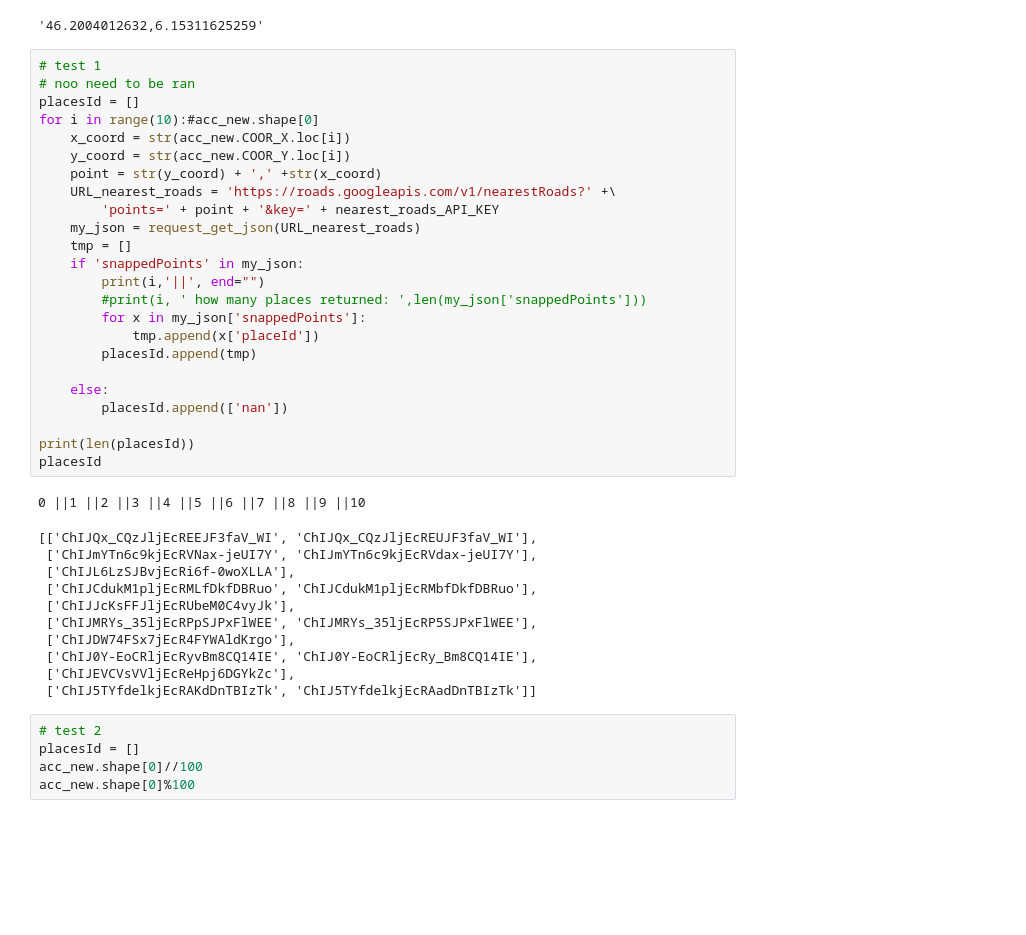
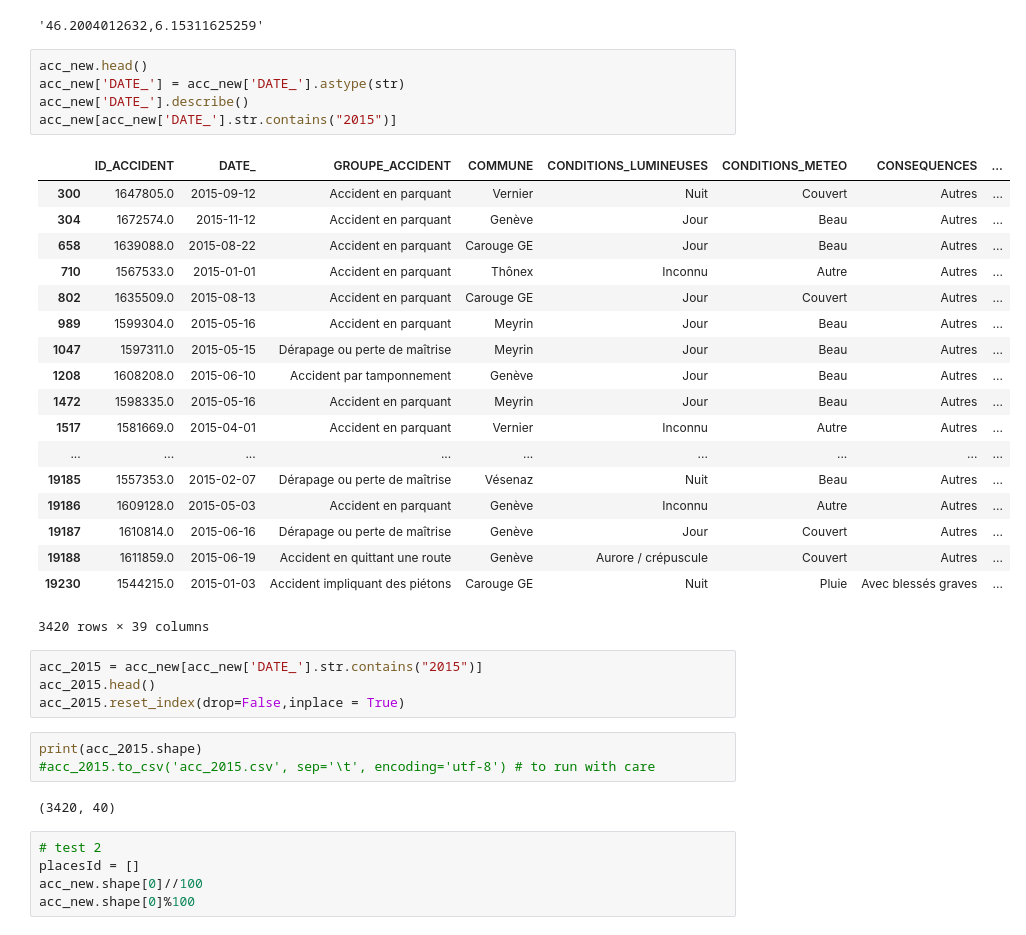
Before and after one commit to LucaZampieri/ADA_homework_LMX, a Jupyter notebook: LMX_Project/LUCA/Geneva_accidents_luca.ipynb, the cells around one changed output. Saved outputs shown, nothing was run; the diff lists cells and outputs as text; blank space fills up the shorter version.

Commit message:
Geneva_accident luca working

```diff
--- a/LMX_Project/LUCA/Geneva_accidents_luca.ipynb
+++ b/LMX_Project/LUCA/Geneva_accidents_luca.ipynb
@@ -542,42 +496,39 @@ point
 6.15311625259
 46.2004012632
 '46.2004012632,6.15311625259'
-# %%
-# test 1
-# noo need to be ran
-placesId = []
-for i in range(10):#acc_new.shape[0]
-    x_coord = str(acc_new.COOR_X.loc[i])
-    y_coord = str(acc_new.COOR_Y.loc[i])
-    point = str(y_coord) + ',' +str(x_coord)
-    URL_nearest_roads = 'https://roads.googleapis.com/v1/nearestRoads?' +\
-        'points=' + point + '&key=' + nearest_roads_API_KEY
-    my_json = request_get_json(URL_nearest_roads)
-    tmp = []
-    if 'snappedPoints' in my_json:
-        print(i,'||', end="")
-        #print(i, ' how many places returned: ',len(my_json['snappedPoints']))
-        for x in my_json['snappedPoints']:
-            tmp.append(x['placeId'])
-        placesId.append(tmp)
-
-    else:
-        placesId.append(['nan'])
-
-print(len(placesId))
-placesId
-# %% [output]
-0 ||1 ||2 ||3 ||4 ||5 ||6 ||7 ||8 ||9 ||10
-[['ChIJQx_CQzJljEcREEJF3faV_WI', 'ChIJQx_CQzJljEcREUJF3faV_WI'],
- ['ChIJmYTn6c9kjEcRVNax-jeUI7Y', 'ChIJmYTn6c9kjEcRVdax-jeUI7Y'],
- ['ChIJL6LzSJBvjEcRi6f-0woXLLA'],
- ['ChIJCdukM1pljEcRMLfDkfDBRuo', 'ChIJCdukM1pljEcRMbfDkfDBRuo'],
- ['ChIJJcKsFFJljEcRUbeM0C4vyJk'],
- ['ChIJMRYs_35ljEcRPpSJPxFlWEE', 'ChIJMRYs_35ljEcRP5SJPxFlWEE'],
- ['ChIJDW74FSx7jEcR4FYWAldKrgo'],
- ['ChIJ0Y-EoCRljEcRyvBm8CQ14IE', 'ChIJ0Y-EoCRljEcRy_Bm8CQ14IE'],
- ['ChIJEVCVsVVljEcReHpj6DGYkZc'],
- ['ChIJ5TYfdelkjEcRAKdDnTBIzTk', 'ChIJ5TYfdelkjEcRAadDnTBIzTk']]
+# %%
+acc_new.head()
+acc_new['DATE_'] = acc_new['DATE_'].astype(str)
+acc_new['DATE_'].describe()
+acc_new[acc_new['DATE_'].str.contains("2015")]
+# %% [output]
+|  | ID_ACCIDENT | DATE_ | GROUPE_ACCIDENT | COMMUNE | CONDITIONS_LUMINEUSES | CONDITIONS_METEO | CONSEQUENCES | ... |
+| 300 | 1647805.0 | 2015-09-12 | Accident en parquant | Vernier | Nuit | Couvert | Autres | ... |
+| 304 | 1672574.0 | 2015-11-12 | Accident en parquant | Genève | Jour | Beau | Autres | ... |
+| 658 | 1639088.0 | 2015-08-22 | Accident en parquant | Carouge GE | Jour | Beau | Autres | ... |
+| 710 | 1567533.0 | 2015-01-01 | Accident en parquant | Thônex | Inconnu | Autre | Autres | ... |
+| 802 | 1635509.0 | 2015-08-13 | Accident en parquant | Carouge GE | Jour | Couvert | Autres | ... |
+| 989 | 1599304.0 | 2015-05-16 | Accident en parquant | Meyrin | Jour | Beau | Autres | ... |
+| 1047 | 1597311.0 | 2015-05-15 | Dérapage ou perte de maîtrise | Meyrin | Jour | Beau | Autres | ... |
+| 1208 | 1608208.0 | 2015-06-10 | Accident par tamponnement | Genève | Jour | Beau | Autres | ... |
+| 1472 | 1598335.0 | 2015-05-16 | Accident en parquant | Meyrin | Jour | Beau | Autres | ... |
+| 1517 | 1581669.0 | 2015-04-01 | Accident en parquant | Vernier | Inconnu | Autre | Autres | ... |
+| ... | ... | ... | ... | ... | ... | ... | ... | ... |
+| 19185 | 1557353.0 | 2015-02-07 | Dérapage ou perte de maîtrise | Vésenaz | Nuit | Beau | Autres | ... |
+| 19186 | 1609128.0 | 2015-05-03 | Accident en parquant | Genève | Inconnu | Autre | Autres | ... |
+| 19187 | 1610814.0 | 2015-06-16 | Dérapage ou perte de maîtrise | Genève | Jour | Couvert | Autres | ... |
+| 19188 | 1611859.0 | 2015-06-19 | Accident en quittant une route | Genève | Aurore / crépuscule | Couvert | Autres | ... |
+| 19230 | 1544215.0 | 2015-01-03 | Accident impliquant des piétons | Carouge GE | Nuit | Pluie | Avec blessés graves | ... |
+3420 rows × 39 columns
+# %%
+acc_2015 = acc_new[acc_new['DATE_'].str.contains("2015")]
+acc_2015.head()
+acc_2015.reset_index(drop=False,inplace = True)
+# %%
+print(acc_2015.shape)
+#acc_2015.to_csv('acc_2015.csv', sep='\t', encoding='utf-8') # to run with care
+# %% [output]
+(3420, 40)
 # %%
 # test 2
 placesId = []
```
Also changed, not shown: parts of 49 cells of this notebook.
